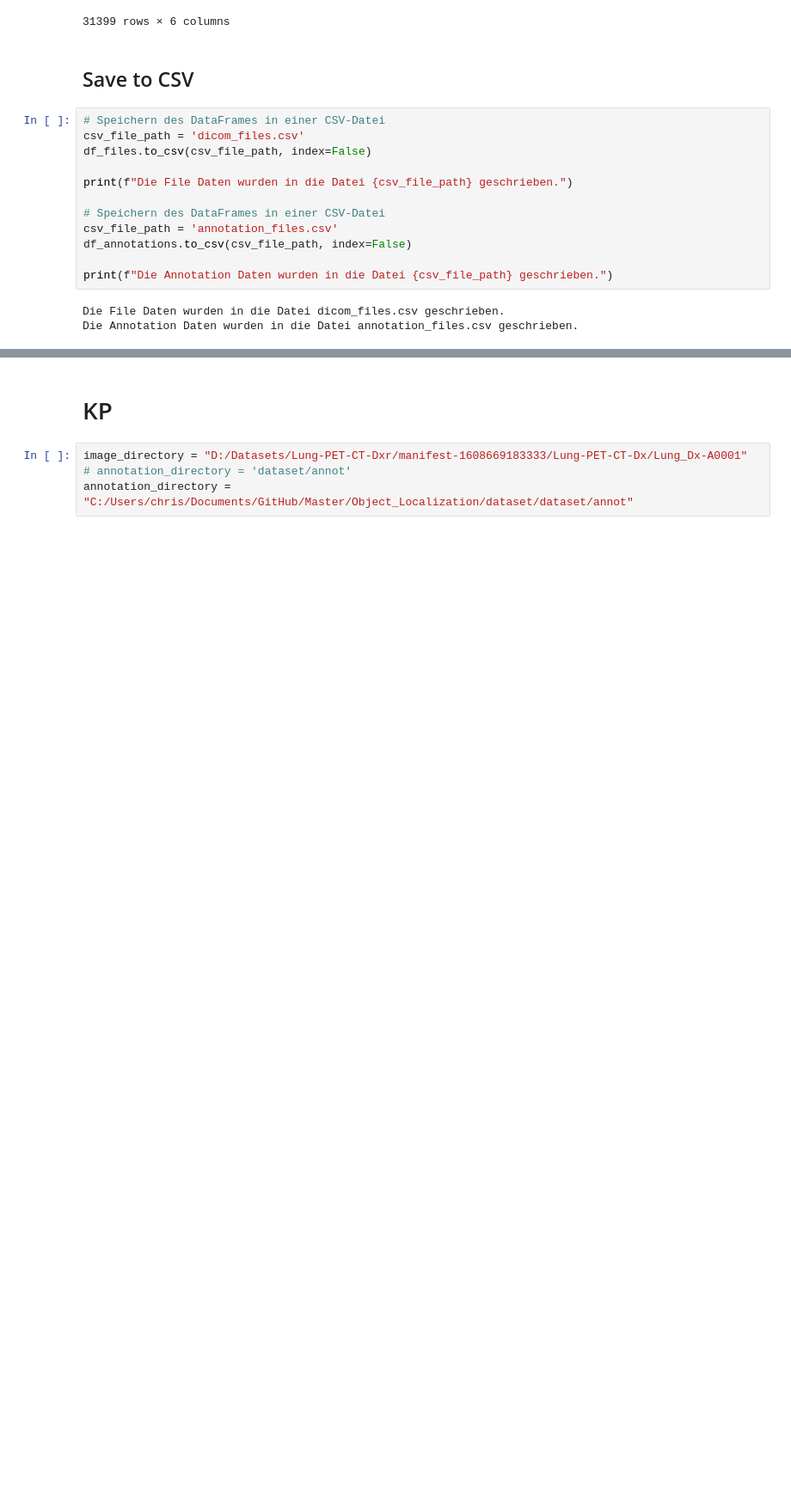
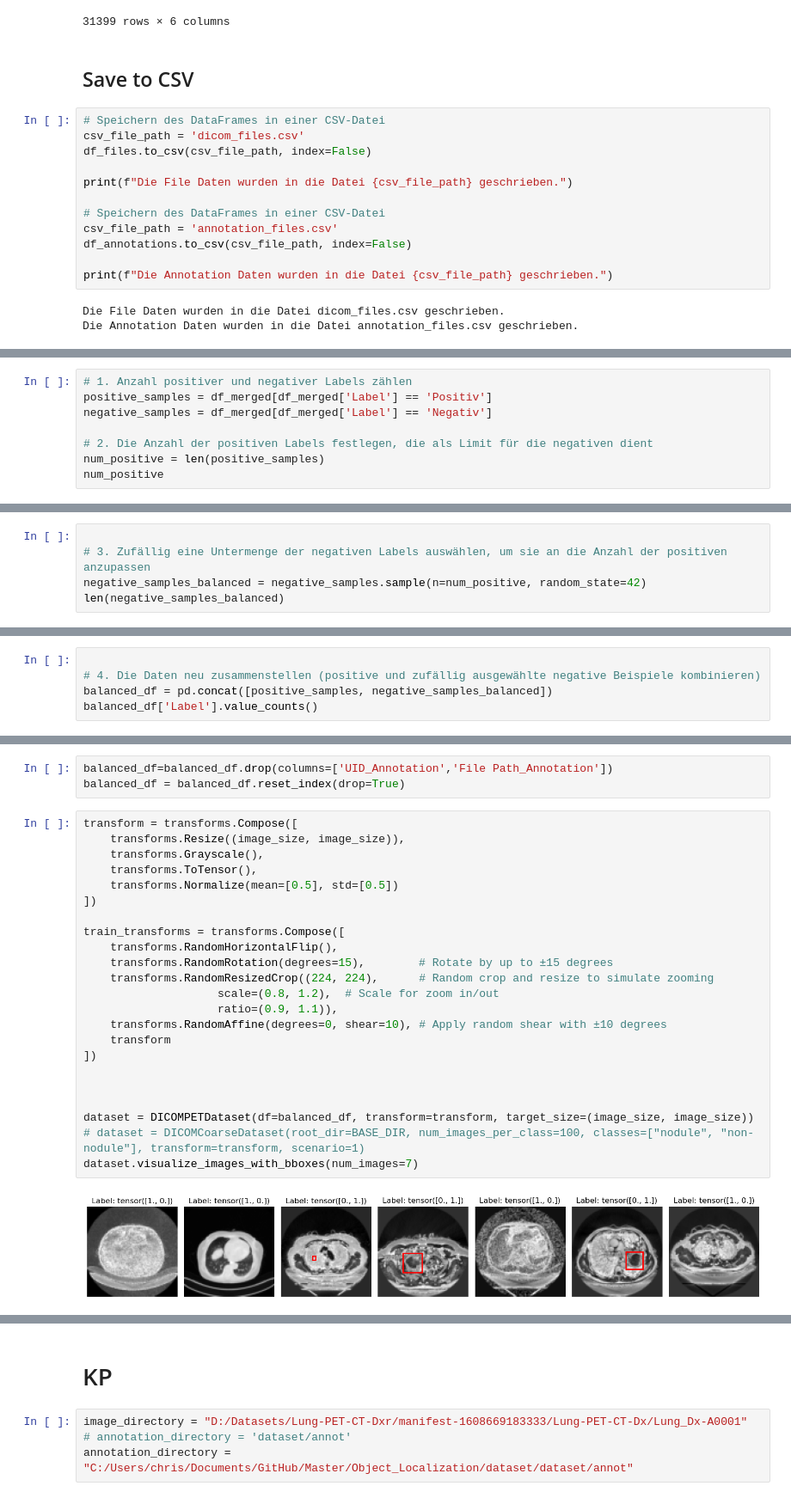
Before and after one commit to DominikHahn1407/Masterarbeit, a Jupyter notebook: Christoph/Object_Detection/CapsuleNet_Detection_lung.ipynb, the cells around one changed output, grey strips where cells are left out. Shown at 86% size. Cells and saved outputs as stored; diff of their text form; blank space fills up the shorter version.

Commit message:
to_train_local

```diff
--- a/Christoph/Object_Detection/CapsuleNet_Detection_lung.ipynb
+++ b/Christoph/Object_Detection/CapsuleNet_Detection_lung.ipynb
@@ -259,0 +320,8 @@ Name: count, dtype: int64
+# %%
+# 1. Anzahl positiver und negativer Labels zählen
+positive_samples = df_merged[df_merged['Label'] == 'Positiv']
+negative_samples = df_merged[df_merged['Label'] == 'Negativ']
+
+# 2. Die Anzahl der positiven Labels festlegen, die als Limit für die negativen dient
+num_positive = len(positive_samples)
+num_positive
@@ -259,0 +330,5 @@ Name: count, dtype: int64
+# %%
+
+# 3. Zufällig eine Untermenge der negativen Labels auswählen, um sie an die Anzahl der positiven anzupassen
+negative_samples_balanced = negative_samples.sample(n=num_positive, random_state=42)
+len(negative_samples_balanced)
@@ -259,0 +337,5 @@ Name: count, dtype: int64
+# %%
+
+# 4. Die Daten neu zusammenstellen (positive und zufällig ausgewählte negative Beispiele kombinieren)
+balanced_df = pd.concat([positive_samples, negative_samples_balanced])
+balanced_df['Label'].value_counts()
@@ -259,0 +363,28 @@ Name: count, dtype: int64
+# %%
+balanced_df=balanced_df.drop(columns=['UID_Annotation','File Path_Annotation'])
+balanced_df = balanced_df.reset_index(drop=True)
+# %%
+transform = transforms.Compose([
+    transforms.Resize((image_size, image_size)),
+    transforms.Grayscale(),
+    transforms.ToTensor(),
+    transforms.Normalize(mean=[0.5], std=[0.5])
+])
+
+train_transforms = transforms.Compose([
+    transforms.RandomHorizontalFlip(),
+    transforms.RandomRotation(degrees=15),        # Rotate by up to ±15 degrees
+    transforms.RandomResizedCrop((224, 224),      # Random crop and resize to simulate zooming
+                    scale=(0.8, 1.2),  # Scale for zoom in/out
+                    ratio=(0.9, 1.1)),
+    transforms.RandomAffine(degrees=0, shear=10), # Apply random shear with ±10 degrees
+    transform
+])
+
+
+
+dataset = DICOMPETDataset(df=balanced_df, transform=transform, target_size=(image_size, image_size))
+# dataset = DICOMCoarseDataset(root_dir=BASE_DIR, num_images_per_class=100, classes=["nodule", "non-nodule"], transform=transform, scenario=1)
+dataset.visualize_images_with_bboxes(num_images=7)
+# %% [output]
+[figure, added]
```
Also changed, not shown: parts of 25 cells of this notebook, 5 other files.
